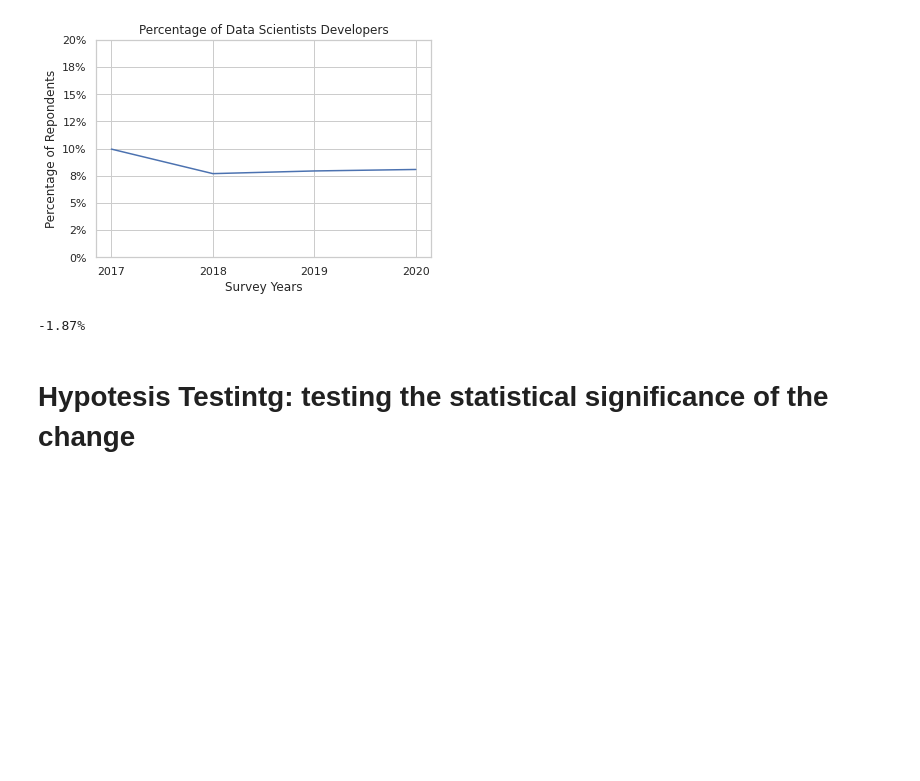
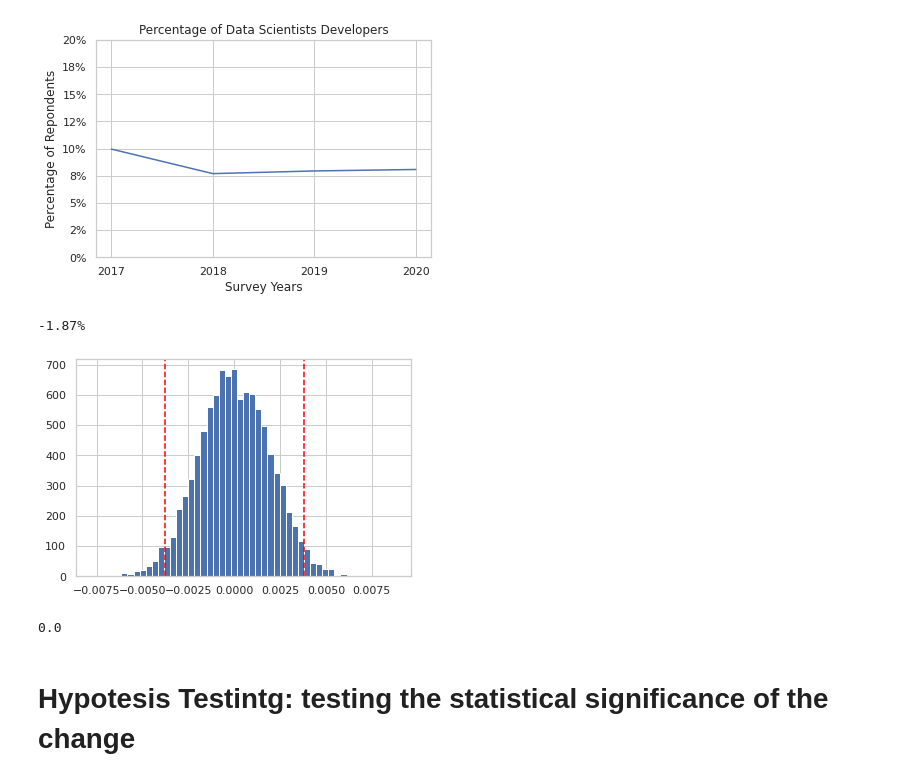
Before and after one commit to leofmr/stack_ds, a Jupyter notebook: DataScienceEvol.ipynb, the cells around one changed output. Cells and saved outputs as stored; diff of their text form; code cells hidden in the pictures; blank space fills up the shorter version.

```diff
--- a/DataScienceEvol.ipynb
+++ b/DataScienceEvol.ipynb
@@ -112,3 +112,32 @@ obs_diff = ds_percentages[2020] - ds_percentages[2017]
 print(f'{obs_diff:.2%}')
 # %% [output]
 -1.87%
+# %%
+def draw_perm_reps(data_1, data_2, size=1):
+
+    perm_replicates = np.empty(size)
+
+    data_1 = is_ds(data_1)
+    data_2 = is_ds(data_2)
+
+    for i in range(size):
+        data = np.concatenate((data_1, data_2))
+        permuted_data = np.random.permutation(data)
+        perm_sample_1 = permuted_data[:len(data_1)]
+        perm_sample_2 = permuted_data[len(data_1):]
+        perm_replicates[i] = perm_sample_1.mean() - perm_sample_2.mean()
+
+    return perm_replicates
+
+perm_replicates = draw_perm_reps(devtype_answers[2020], devtype_answers[2017], 10000)
+lower, upper = np.percentile(perm_replicates, [2.5, 97.5])
+plt.hist(perm_replicates, bins=50)
+plt.axvline(lower, color='red', linestyle='--')
+plt.axvline(upper, color='red', linestyle='--')
+plt.show()
+# %% [output]
+[figure, added]
+# %%
+(perm_repicates <= obs_diff).mean()
+# %% [output]
+0.0
```
Also changed, not shown: parts of 7 cells of this notebook, 1 other file.
